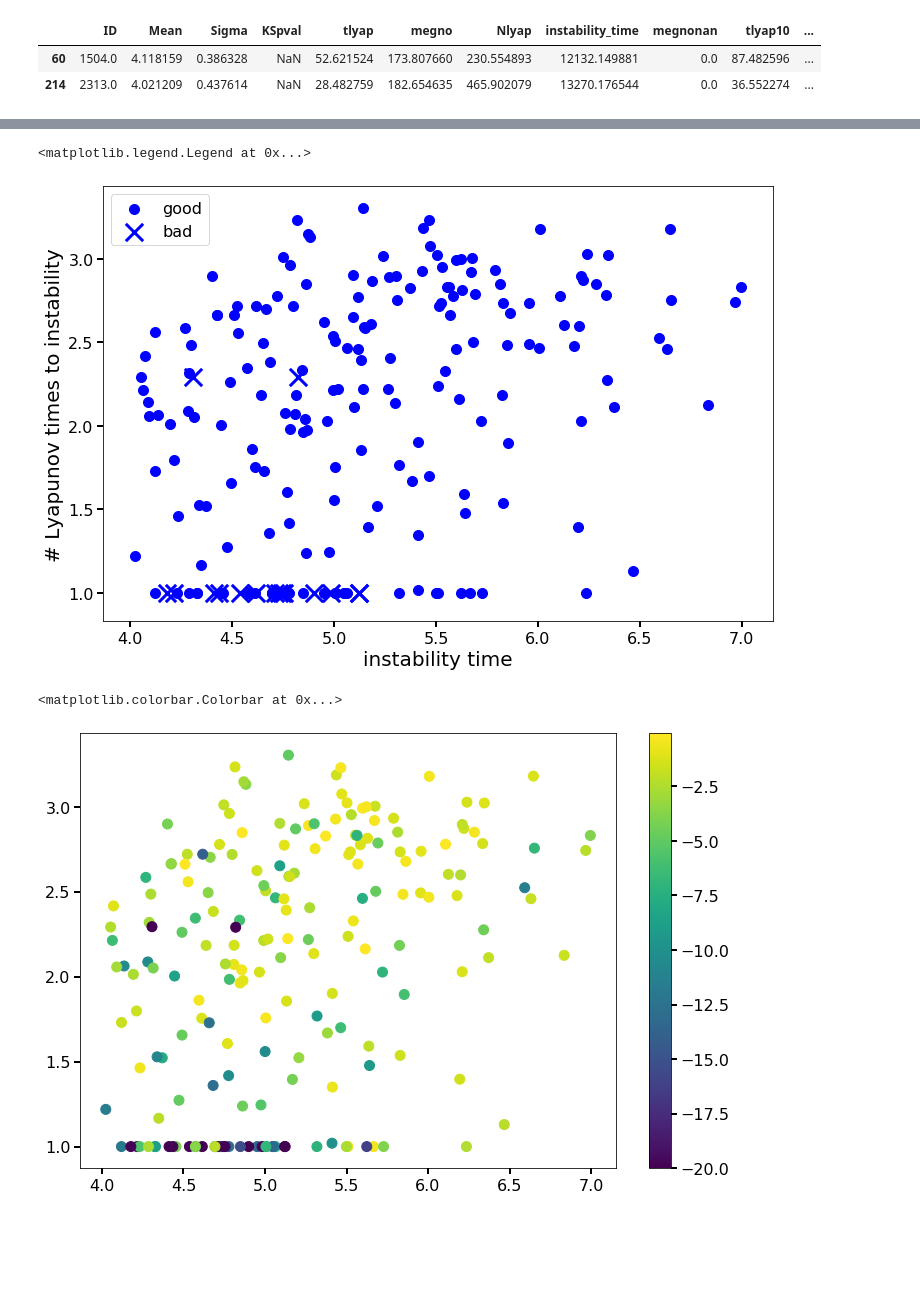
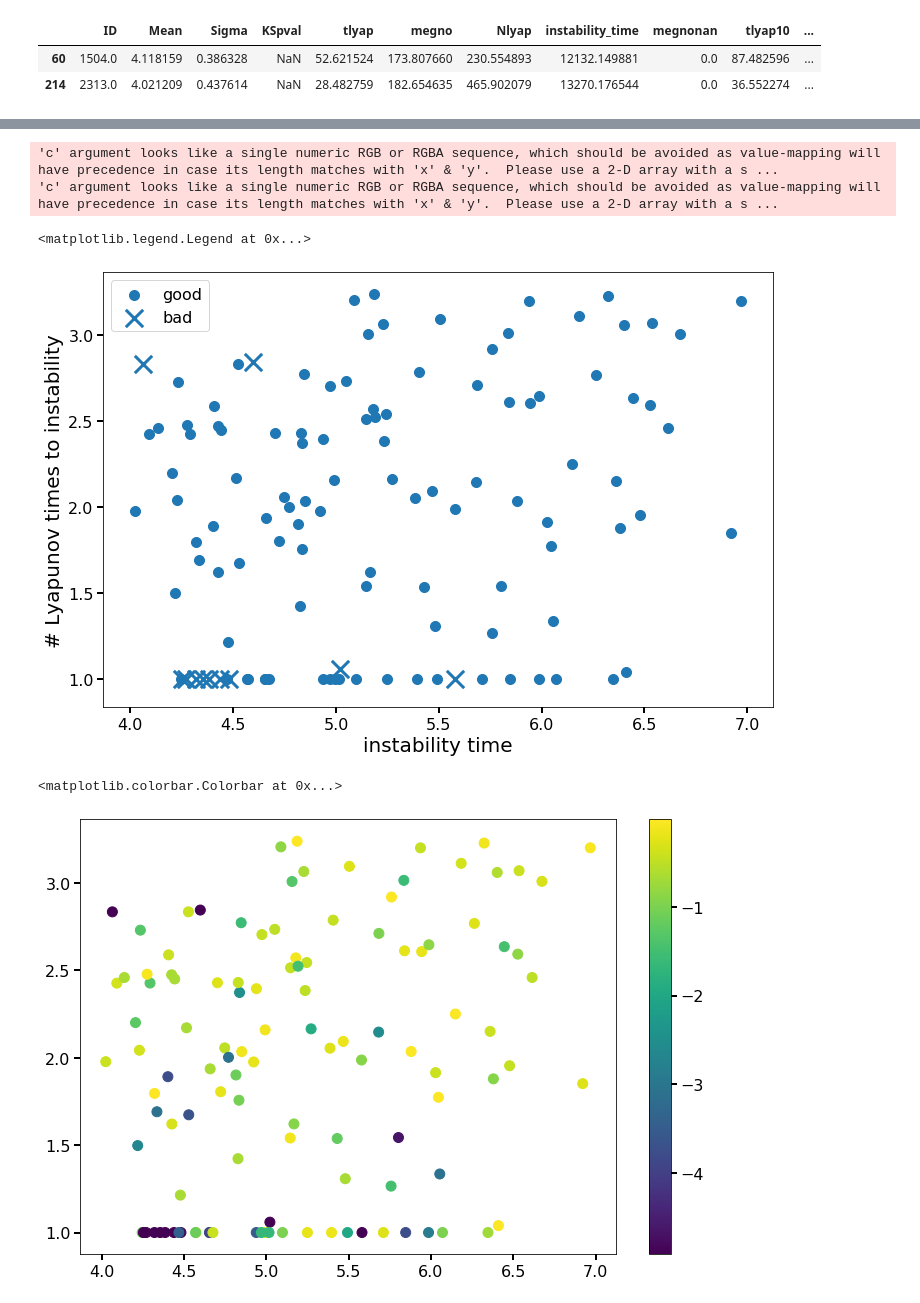
Before and after one commit to Naireen/StabilitySetImage, a Jupyter notebook: Analysis/SeparateExponentialsFromLognormals.ipynb, the cells around one changed output, grey strips where cells are left out. Saved outputs shown, nothing was run; the diff lists cells and outputs as text; code cells hidden in the pictures; blank space fills up the shorter version.

```diff
--- a/Analysis/SeparateExponentialsFromLognormals.ipynb
+++ b/Analysis/SeparateExponentialsFromLognormals.ipynb
@@ -59,0 +47,4 @@ Fraction of bad systems:0.066
+# %%
+csvpath = '../csvs/resonant/resonant_features/'
+dfres = pd.read_csv(csvpath+'res1e7featuressplit.csv', index_col=0)
+dfres.head()
@@ -59,0 +58,4 @@ Fraction of bad systems:0.066
+# %%
+cutoffres = 1.2e-5
+badres = dfres['KSpval'] < cutoffres
+print("Fraction of bad systems:{0:.3f}".format(badres.sum()/dfres.shape[0]))
@@ -60,18 +80,20 @@ Fraction of bad systems:0.066
 # %%
 fig, ax = plt.subplots(figsize=(12,8))
-ax.scatter(np.log10(df['instability_time'])[~bad], np.log10(df['Nlyap10'])[~bad], c='b', marker='o', label='good')
-ax.scatter(np.log10(df['instability_time'])[bad], np.log10(df['Nlyap10'])[bad], c='b', marker='x', s=300, label='bad')
+ax.scatter(np.log10(dfres['instability_time'])[~badres], np.log10(dfres['Nlyap10'])[~badres], c=cmap(0), marker='o', label='good')
+ax.scatter(np.log10(dfres['instability_time'])[badres], np.log10(dfres['Nlyap10'])[badres], c=cmap(0), marker='x', s=300, label='bad')
 ax.set_xlabel('instability time')
 ax.set_ylabel('# Lyapunov times to instability')
 ax.legend()
 # %% [output]
-<matplotlib.legend.Legend at 0x...>
+'c' argument looks like a single numeric RGB or RGBA sequence, which should be avoided as value-mapping will have precedence in case its length matches with 'x' & 'y'.  Please use a 2-D array with a s ...
+'c' argument looks like a single numeric RGB or RGBA sequence, which should be avoided as value-mapping will have precedence in case its length matches with 'x' & 'y'.  Please use a 2-D array with a s ...
+<matplotlib.legend.Legend at 0x...>
-[figure, old version]
+[figure, new version]
 # %%
 fig, ax = plt.subplots(figsize=(12,8))
 cm = plt.cm.get_cmap('RdYlBu')
-cb = ax.scatter(np.log10(df['instability_time']), np.log10(df['Nlyap10']), c=np.log10(df['KSpval']), vmin=-20)
+cb = ax.scatter(np.log10(dfres['instability_time']), np.log10(dfres['Nlyap10']), c=np.log10(dfres['KSpval']), vmin=np.log10(cutoffres))
 plt.colorbar(cb)
 # %% [output]
 <matplotlib.colorbar.Colorbar at 0x...>
-[figure, old version]
+[figure, new version]
```
Also changed, not shown: parts of 19 cells of this notebook, 1 other file.
